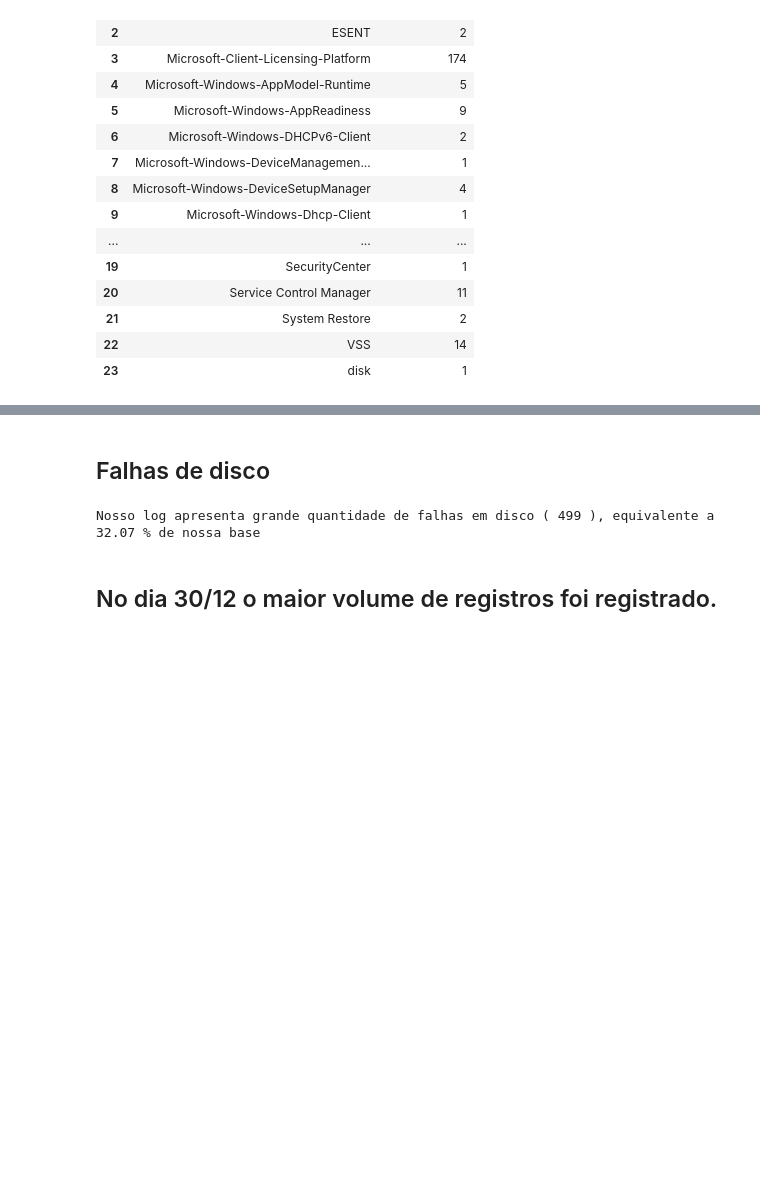
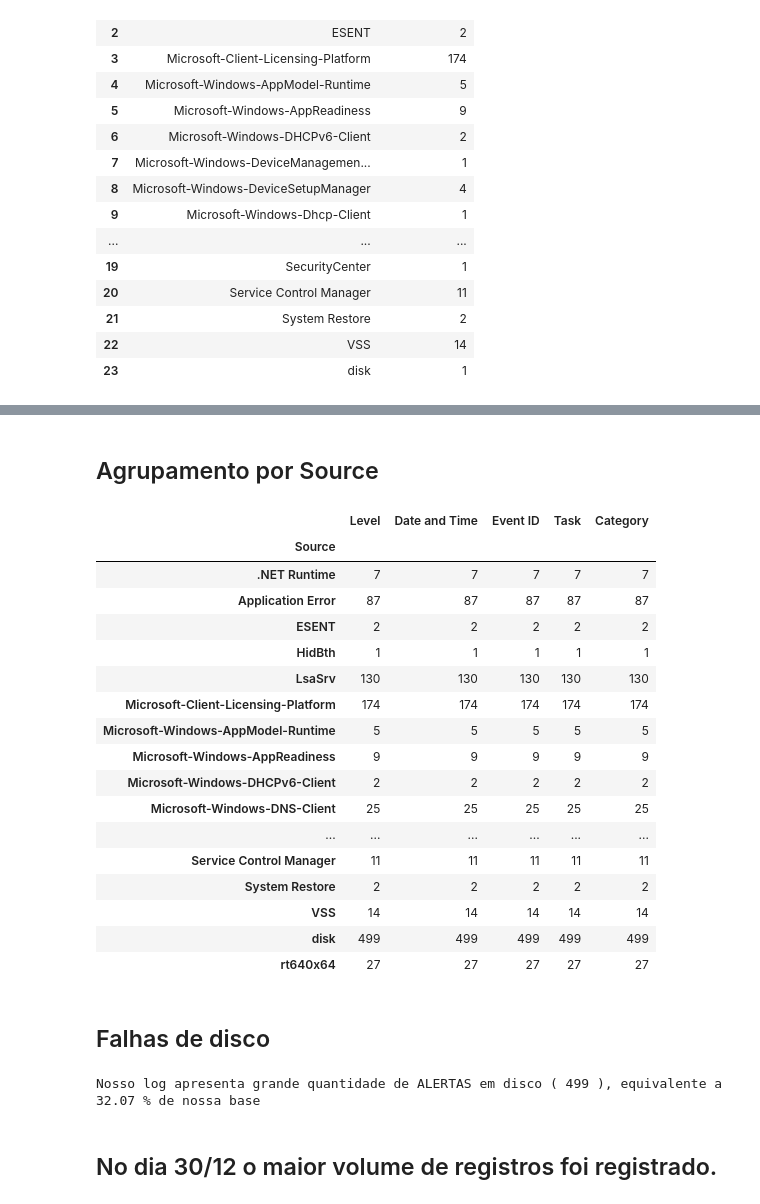
Before and after one commit to OzeasSantosn/DataScience, a Jupyter notebook: logs_win11/analise_Logs.ipynb, the cells around one changed output, grey strips where cells are left out. Drawn from its saved outputs; the diff is of its cells as text; code cells hidden in the pictures; blank space fills up the shorter version.

Commit message:
update agrupamentos

```diff
--- a/logs_win11/analise_Logs.ipynb
+++ b/logs_win11/analise_Logs.ipynb
@@ -35,4 +38,6 @@ Data columns (total 6 columns):
  5   Category       1556 non-null   object
 dtypes: int64(1), object(5)
 memory usage: 73.1+ KB
+# %%
+df_log['Event ID'] = df_log['Event ID'].astype('object')
 # %% [markdown]
@@ -126,10 +149,33 @@ sourc_err
+# %% [markdown]
+## Agrupamento por Source
+# %%
+df_log.groupby('Source').count()
+# %% [output]
+|  | Level | Date and Time | Event ID | Task | Category |
+| Source |  |  |  |  |  |
+| .NET Runtime | 7 | 7 | 7 | 7 | 7 |
+| Application Error | 87 | 87 | 87 | 87 | 87 |
+| ESENT | 2 | 2 | 2 | 2 | 2 |
+| HidBth | 1 | 1 | 1 | 1 | 1 |
+| LsaSrv | 130 | 130 | 130 | 130 | 130 |
+| Microsoft-Client-Licensing-Platform | 174 | 174 | 174 | 174 | 174 |
+| Microsoft-Windows-AppModel-Runtime | 5 | 5 | 5 | 5 | 5 |
+| Microsoft-Windows-AppReadiness | 9 | 9 | 9 | 9 | 9 |
+| Microsoft-Windows-DHCPv6-Client | 2 | 2 | 2 | 2 | 2 |
+| Microsoft-Windows-DNS-Client | 25 | 25 | 25 | 25 | 25 |
+| ... | ... | ... | ... | ... | ... |
+| Service Control Manager | 11 | 11 | 11 | 11 | 11 |
+| System Restore | 2 | 2 | 2 | 2 | 2 |
+| VSS | 14 | 14 | 14 | 14 | 14 |
+| disk | 499 | 499 | 499 | 499 | 499 |
+| rt640x64 | 27 | 27 | 27 | 27 | 27 |
 # %% [markdown]
 ## Falhas de disco
 # %%
 porc_Max_source = (df_log['Source'].value_counts()[0] / df_log.shape[0] ) *100
-print(f'Nosso log apresenta grande quantidade de falhas em disco (', df_log['Source'].value_counts()[0], '), equivalente a ', porc_Max_source.round(2),'% de nossa base')
+print(f'Nosso log apresenta grande quantidade de ALERTAS em disco (', df_log['Source'].value_counts()[0], '), equivalente a ', porc_Max_source.round(2),'% de nossa base')
 # %% [output]
-Nosso log apresenta grande quantidade de falhas em disco ( 499 ), equivalente a  32.07 % de nossa base
+Nosso log apresenta grande quantidade de ALERTAS em disco ( 499 ), equivalente a  32.07 % de nossa base
 # %% [markdown]
 ## No dia 30/12 o maior volume de registros foi registrado.
 # %%
```
Also changed, not shown: parts of 5 cells of this notebook.
